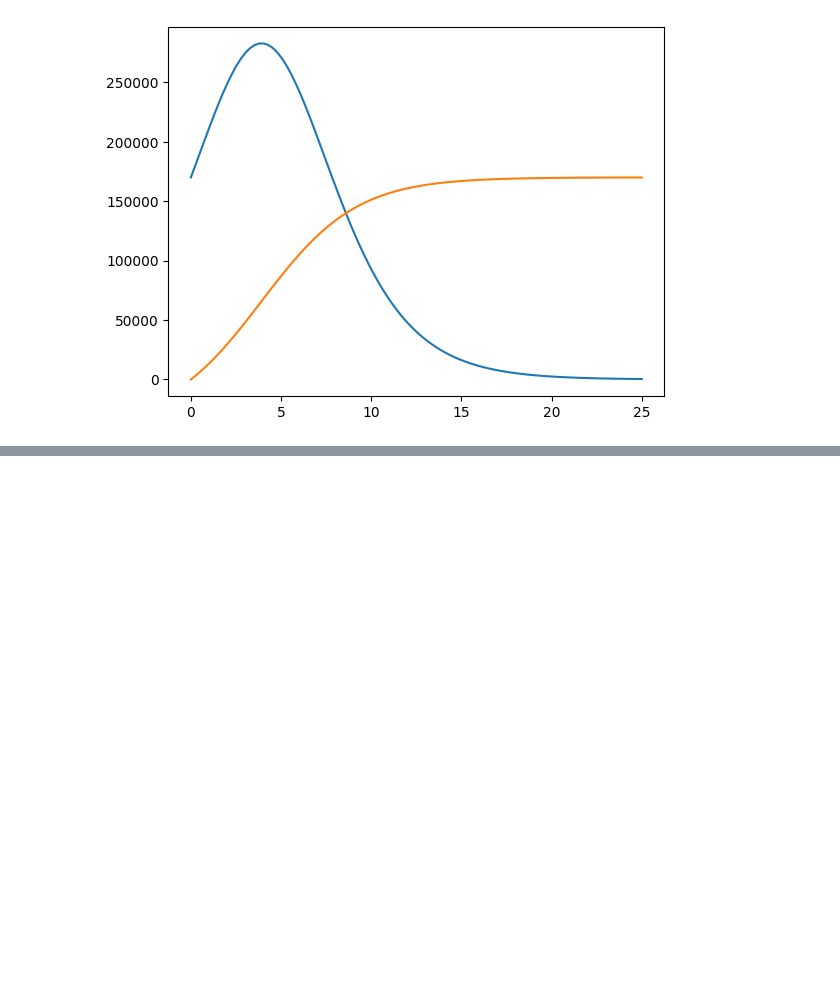
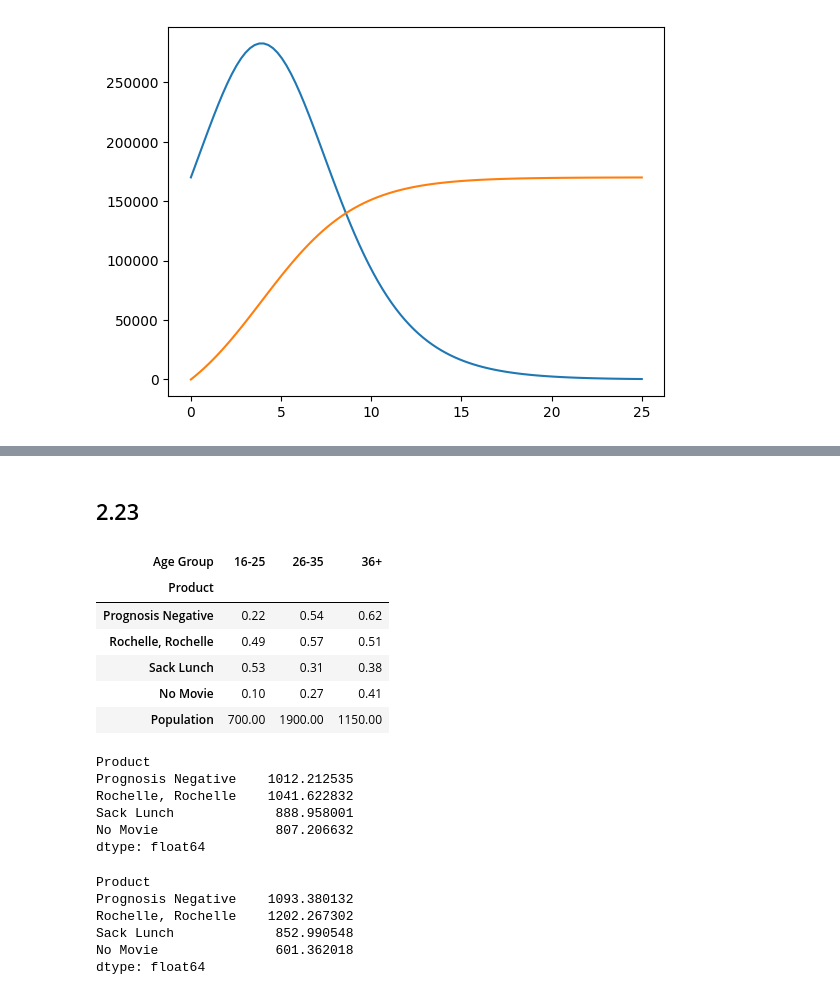
Before and after one commit to AlbinLind/Supply-Chain, a Jupyter notebook: week_1/seminar1.ipynb, the cells around one changed output, grey strips where cells are left out. Cells and saved outputs as stored; diff of their text form; code cells hidden in the pictures; blank space fills up the shorter version.

```diff
--- a/week_1/seminar1.ipynb
+++ b/week_1/seminar1.ipynb
@@ -205,0 +299,45 @@ plt.plot(t, D_t)
+# %% [markdown]
+## 2.23
+# %%
+demands ={
+    "16-25": [0.22, 0.49, 0.53, 0.1, 700],
+    "26-35": [0.54, 0.57, 0.31, 0.27, 1900],
+    "36+": [0.62, 0.51, 0.38, 0.41, 1150]
+}
+demands = pd.DataFrame(demands, index=["Prognosis Negative", "Rochelle, Rochelle", "Sack Lunch", "No Movie", "Population"])
+demands.columns.name = "Age Group"
+demands.index.name = "Product"
+demands
+# %% [output]
+| Age Group | 16-25 | 26-35 | 36+ |
+| Product |  |  |  |
+| Prognosis Negative | 0.22 | 0.54 | 0.62 |
+| Rochelle, Rochelle | 0.49 | 0.57 | 0.51 |
+| Sack Lunch | 0.53 | 0.31 | 0.38 |
+| No Movie | 0.10 | 0.27 | 0.41 |
+| Population | 700.00 | 1900.00 | 1150.00 |
+# %%
+demands_exp = demands.drop("Population")
+demands_exp = np.exp(demands_exp)
+demands_exp /= demands_exp.sum()
+demands_exp *= demands.loc["Population"]
+demands_exp.sum(axis=1)
+# %% [output]
+Product
+Prognosis Negative    1012.212535
+Rochelle, Rochelle    1041.622832
+Sack Lunch             888.958001
+No Movie               807.206632
+dtype: float64
+# %%
+demands_wrong = demands.drop("Population")
+demands_wrong /= demands_wrong.sum()
+demands_wrong *= demands.loc["Population"]
+demands_wrong.sum(axis=1)
+# %% [output]
+Product
+Prognosis Negative    1093.380132
+Rochelle, Rochelle    1202.267302
+Sack Lunch             852.990548
+No Movie               601.362018
+dtype: float64
```
Also changed, not shown: parts of 17 cells of this notebook, 2 other files.
